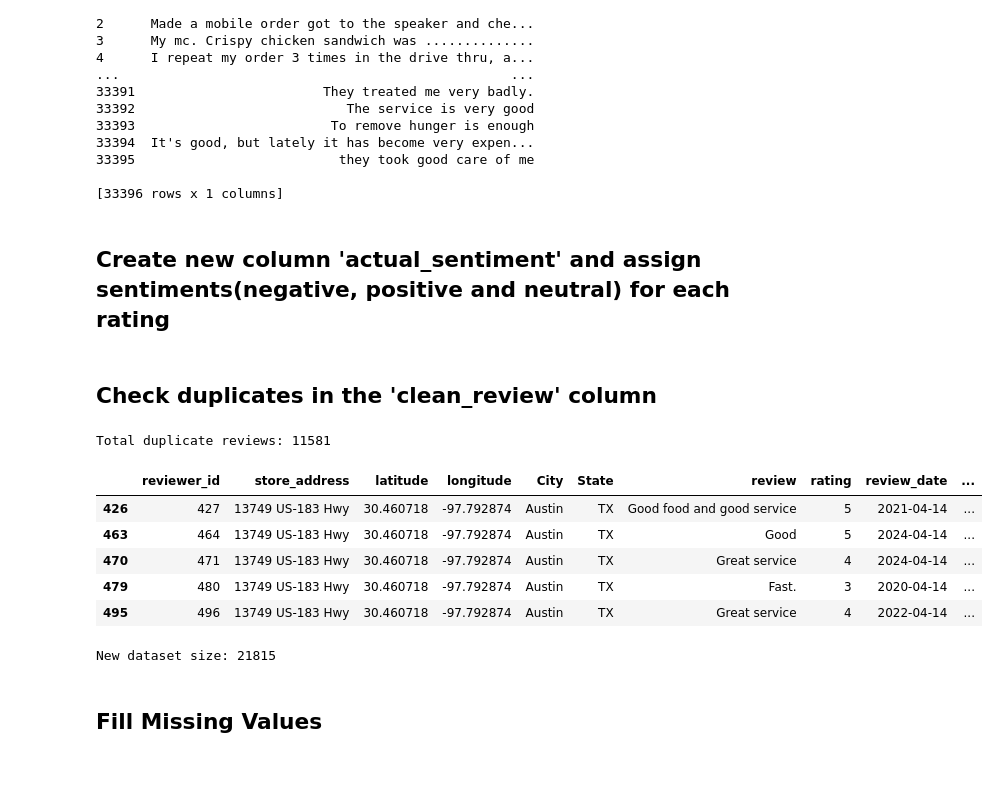
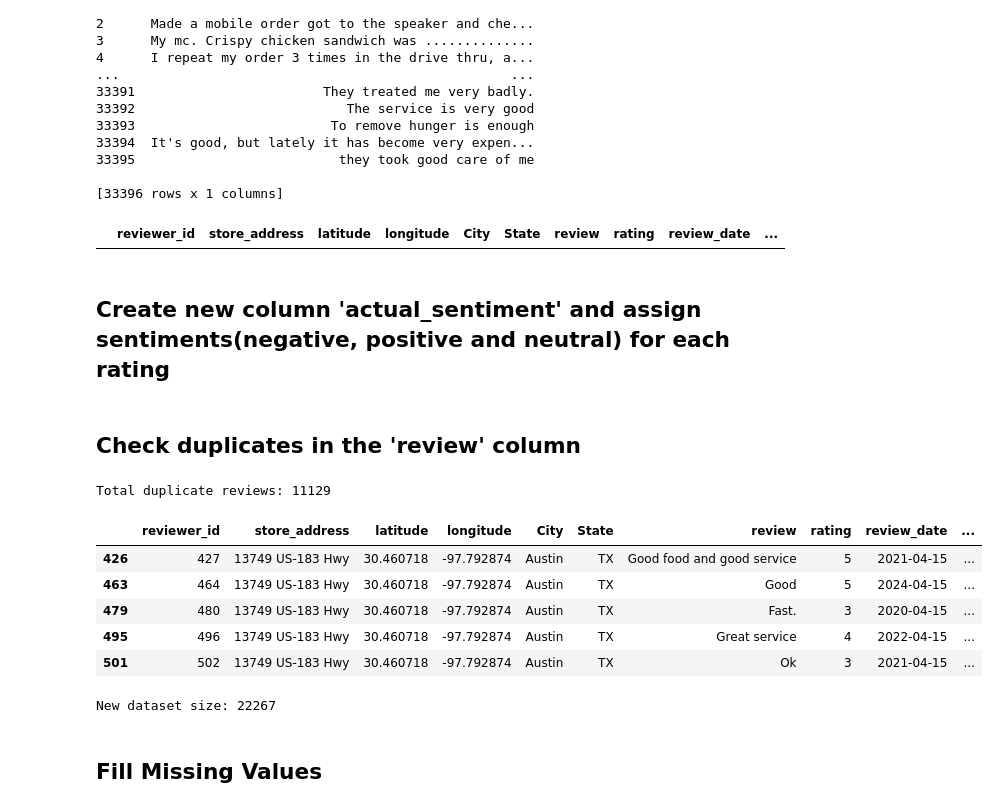
Before and after one commit to myriamgoyet/Customer-sentiment-analysis, a Jupyter notebook: notebooks/preprocessing.ipynb, the cells around one changed output. Drawn from its saved outputs; the diff is of its cells as text; code cells hidden in the pictures; blank space fills up the shorter version.

```diff
--- a/notebooks/preprocessing.ipynb
+++ b/notebooks/preprocessing.ipynb
@@ -194,14 +194,15 @@ Total duplicate rows: 0
 # %%
 df2 = df1.copy()
 # %%
+#create a clean_reviews column to use for sentiment analysis
+
 # Create function to remove special characters in the review column
 def clean_review(review):
-    #review = review.lower()
-    review = review.replace('½ï', '').replace('ý', '')
-    review = re.sub(r'[^a-zA-Z\s]', '', review)
-    review = re.sub(r'\s+', ' ', review).strip()
+    review = review.lower() # replaec every capital by lowercase
+    review = review.replace('½ï', '').replace('ý', '').replace('ï','').replace('¿','') # remove special characters
+    review = re.sub(r'[^a-zA-Z\s]', '', review) # keep only letters
+    review = re.sub(r'\s+', ' ', review).strip() # remove unecessary spaces
+    review = re.sub(r'http\S+|www\S+', '', review) # remove URLs
     return review
 
 df2['clean_reviews'] = df2['review'].apply(clean_review)
-
-print(df2[['clean_reviews']])
@@ -222,0 +224,14 @@ print(df2[['clean_reviews']])
+# %%
+import nltk
+from nltk.corpus import stopwords
+nltk.download('stopwords')
+from nltk.tokenize import word_tokenize
+
+# Create function to tokenize clean reviews
+def tokenization(review):
+    stop_words = set(stopwords.words('english'))
+    review_tokens = nltk.word_tokenize(review)
+    tokenized_reviews = ' '.join([word for word in review_tokens if word not in stop_words])
+    return tokenized_reviews
+
+df2['tokenized_reviews'] = df2['clean_reviews'].apply(tokenization)
@@ -245,6 +285,10 @@ print(df2[['review']])
 33395                          they took good care of me
 
 [33396 rows x 1 columns]
+# %%
+df2[df2['review'].isnull()==True]
+# %% [output]
+|  | reviewer_id | store_address | latitude | longitude | City | State | review | rating | review_date | ... |
 # %% [markdown]
 ## Create new column 'actual_sentiment' and assign sentiments(negative, positive and neutral) for each rating
 # %%
@@ -261,25 +305,25 @@ def actual_sentiment(data):
 # Apply the function to each row
 df2['actual_sentiment'] = df2.apply(actual_sentiment, axis=1)
 # %% [markdown]
-## Check duplicates in the 'clean_review' column
+## Check duplicates in the 'review' column
 # %%
-duplicates = df2[df2['clean_reviews'].duplicated()]
+duplicates = df2[df2['review'].duplicated()]
 print(f"Total duplicate reviews: {duplicates.shape[0]}")
 duplicates.head()
 # %% [output]
-Total duplicate reviews: 11581
+Total duplicate reviews: 11129
 |  | reviewer_id | store_address | latitude | longitude | City | State | review | rating | review_date | ... |
-| 426 | 427 | 13749 US-183 Hwy | 30.460718 | -97.792874 | Austin | TX | Good food and good service | 5 | 2021-04-14 | ... |
-| 463 | 464 | 13749 US-183 Hwy | 30.460718 | -97.792874 | Austin | TX | Good | 5 | 2024-04-14 | ... |
-| 470 | 471 | 13749 US-183 Hwy | 30.460718 | -97.792874 | Austin | TX | Great service | 4 | 2024-04-14 | ... |
-| 479 | 480 | 13749 US-183 Hwy | 30.460718 | -97.792874 | Austin | TX | Fast. | 3 | 2020-04-14 | ... |
-| 495 | 496 | 13749 US-183 Hwy | 30.460718 | -97.792874 | Austin | TX | Great service | 4 | 2022-04-14 | ... |
+| 426 | 427 | 13749 US-183 Hwy | 30.460718 | -97.792874 | Austin | TX | Good food and good service | 5 | 2021-04-15 | ... |
+| 463 | 464 | 13749 US-183 Hwy | 30.460718 | -97.792874 | Austin | TX | Good | 5 | 2024-04-15 | ... |
+| 479 | 480 | 13749 US-183 Hwy | 30.460718 | -97.792874 | Austin | TX | Fast. | 3 | 2020-04-15 | ... |
+| 495 | 496 | 13749 US-183 Hwy | 30.460718 | -97.792874 | Austin | TX | Great service | 4 | 2022-04-15 | ... |
+| 501 | 502 | 13749 US-183 Hwy | 30.460718 | -97.792874 | Austin | TX | Ok | 3 | 2021-04-15 | ... |
 # %%
 # Drop duplicates in the column
-df2 = df2.drop_duplicates(subset='clean_reviews')
+df2 = df2.drop_duplicates(subset='review')
 print(f"New dataset size: {df2.shape[0]}")
 # %% [output]
-New dataset size: 21815
+New dataset size: 22267
 # %% [markdown]
  ## Fill Missing Values
 # %%
```
Also changed, not shown: parts of 9 cells of this notebook, 1 other file.
